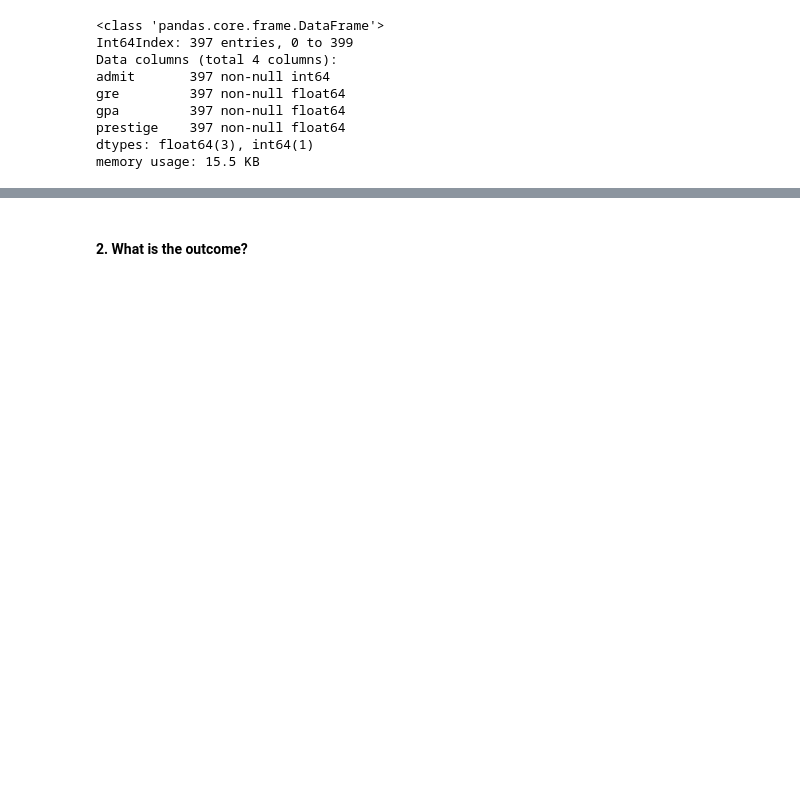
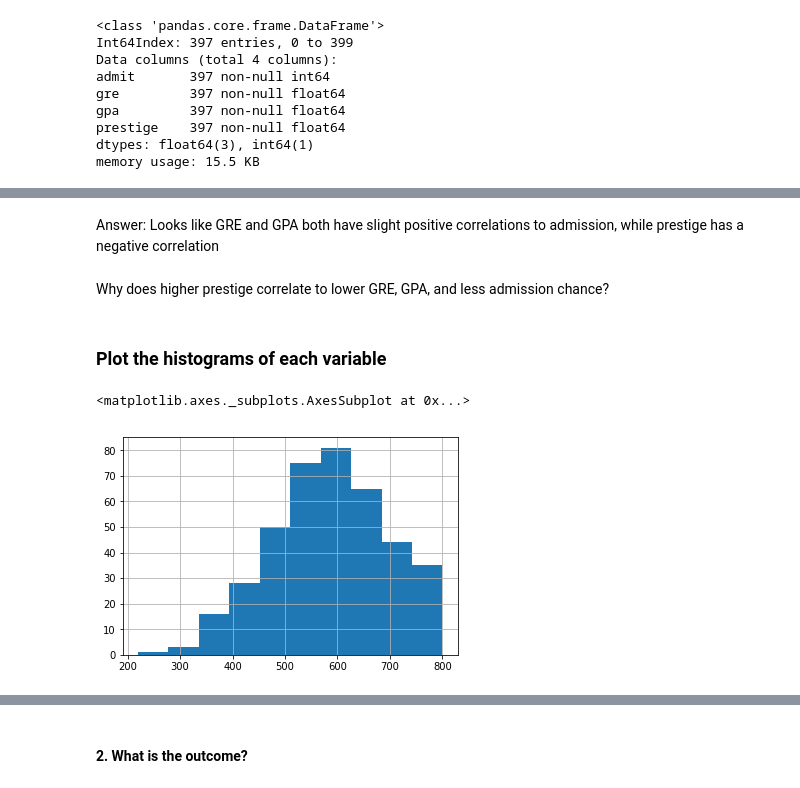
Before and after one commit to eddieh800/DS-SF-42, a Jupyter notebook: unit-project/project-1/starter-code/Eddie_Huang_Proj_1.ipynb, the cells around one changed output, grey strips where cells are left out. Cells and saved outputs as stored; diff of their text form; code cells hidden in the pictures; blank space fills up the shorter version.

```diff
--- a/unit-project/project-1/starter-code/Eddie_Huang_Proj_1.ipynb
+++ b/unit-project/project-1/starter-code/Eddie_Huang_Proj_1.ipynb
@@ -101,0 +127,11 @@ df.corr()
+# %% [markdown]
+Answer: Looks like GRE and GPA both have slight positive correlations to admission, while prestige has a negative correlation
+# %% [markdown]
+Why does higher prestige correlate to lower GRE, GPA, and less admission chance?
+# %% [markdown]
+### Plot the histograms of each variable
+# %%
+df.gre.hist()
+# %% [output]
+<matplotlib.axes._subplots.AxesSubplot at 0x...>
+[figure, added]
```
Also changed, not shown: parts of 27 cells of this notebook.
